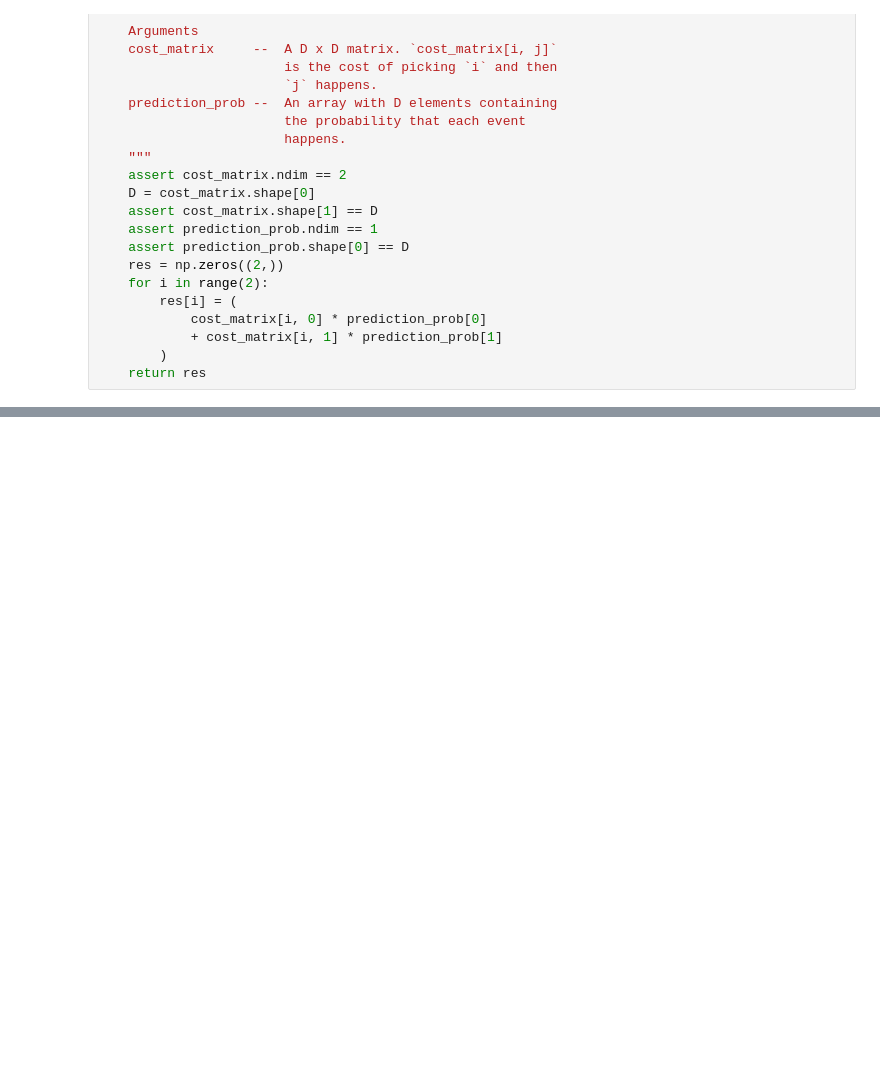
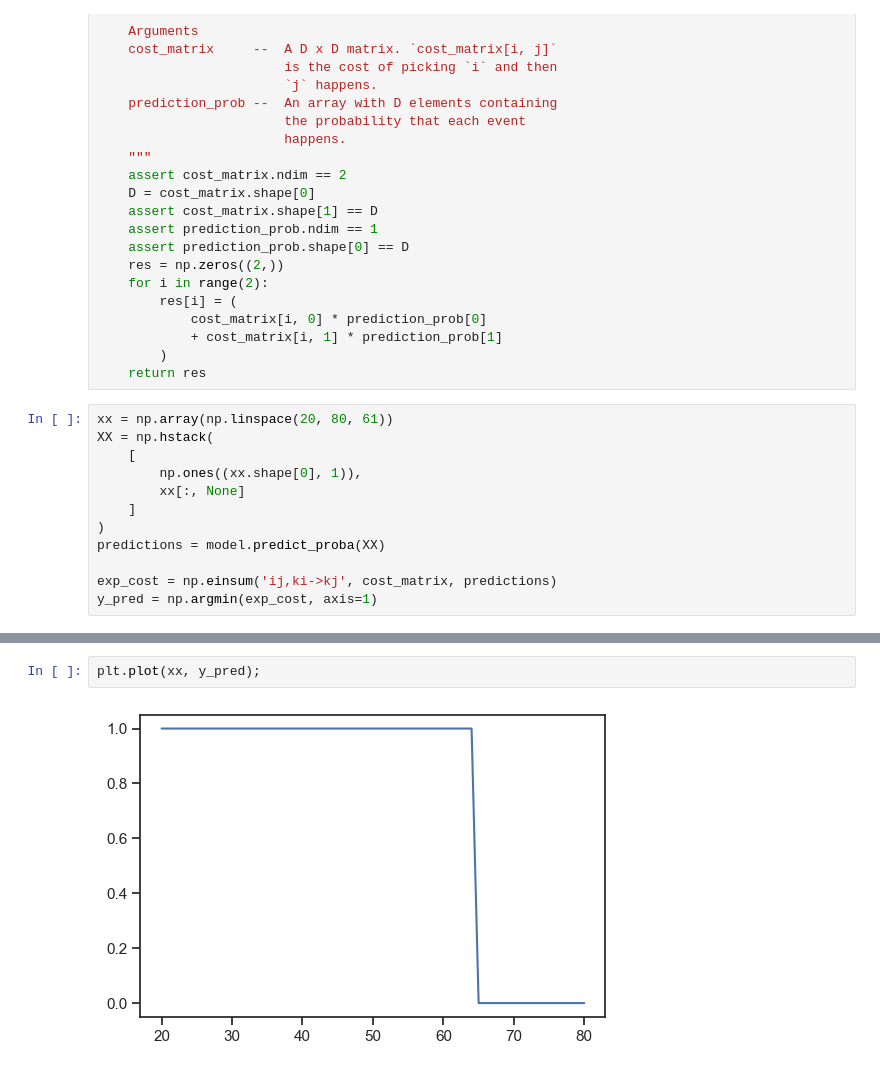
Before and after one commit to flavio-nardi/data-analytics-se, a Jupyter notebook: lecturebook/homework/homework-04.ipynb, the cells around one changed output, grey strips where cells are left out. Saved outputs shown, nothing was run; the diff lists cells and outputs as text; blank space fills up the shorter version.

```diff
--- a/lecturebook/homework/homework-04.ipynb
+++ b/lecturebook/homework/homework-04.ipynb
@@ -1252,3 +1252,15 @@ def expected_cost(cost_matrix, prediction_prob):
             + cost_matrix[i, 1] * prediction_prob[1]
         )
     return res
+# %%
+xx = np.array(np.linspace(20, 80, 61))
+XX = np.hstack(
+    [
+        np.ones((xx.shape[0], 1)),
+        xx[:, None]
+    ]
+)
+predictions = model.predict_proba(XX)
+
+exp_cost = np.einsum('ij,ki->kj', cost_matrix, predictions)
+y_pred = np.argmin(exp_cost, axis=1)
@@ -1254,0 +1287,4 @@ def expected_cost(cost_matrix, prediction_prob):
+# %%
+plt.plot(xx, y_pred);
+# %% [output]
+[figure, added]
```
Also changed, not shown: parts of 41 cells of this notebook.
